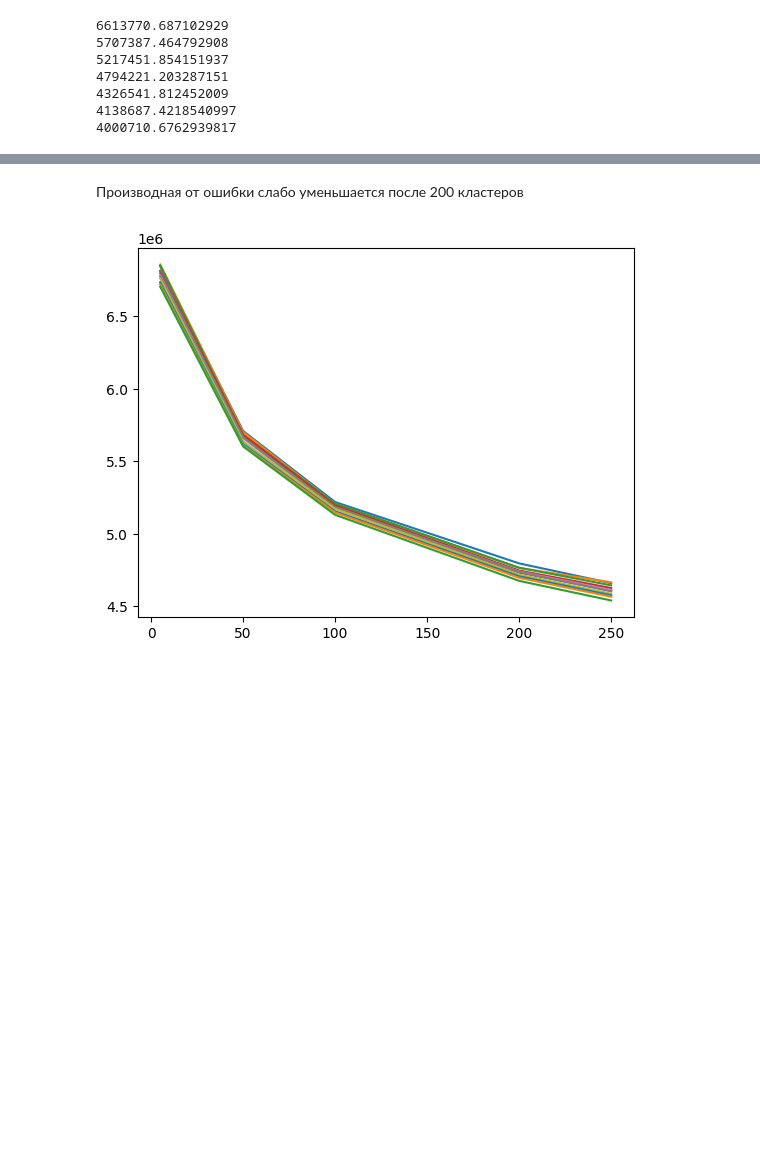
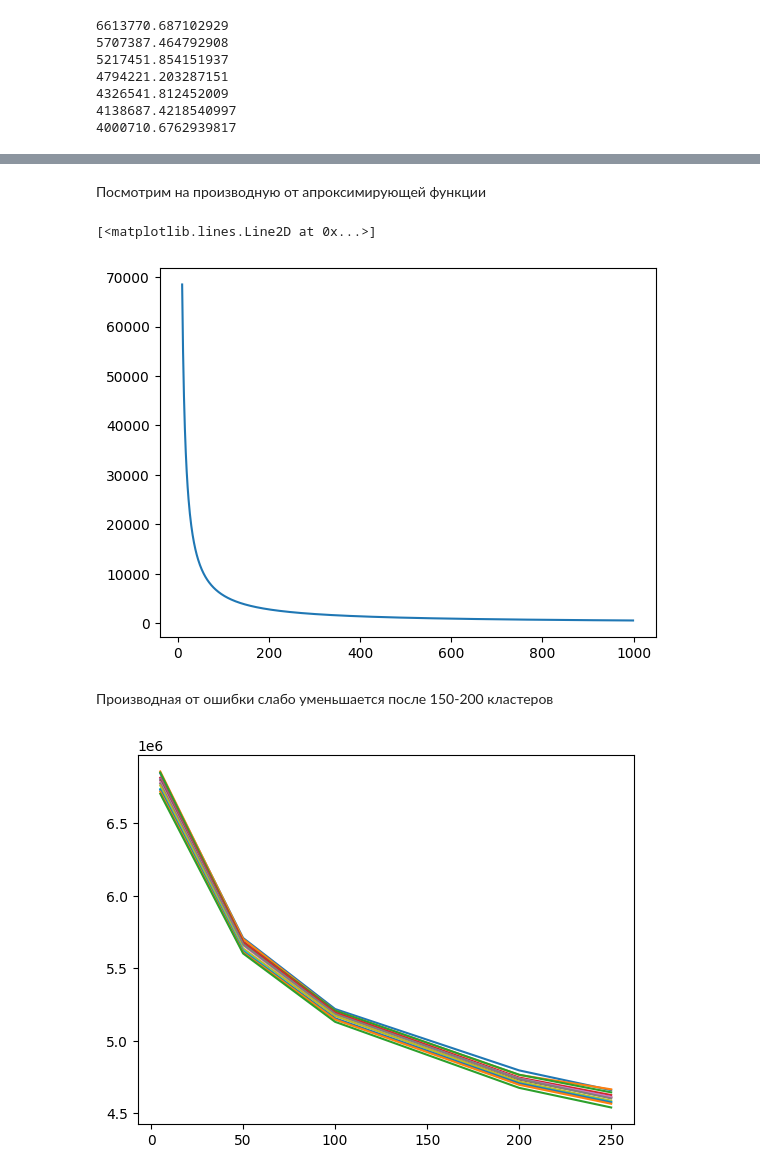
Before and after one commit to raphael12/Matching, a Jupyter notebook: Matching.ipynb, the cells around one changed output, grey strips where cells are left out. Drawn from its saved outputs; the diff is of its cells as text; code cells hidden in the pictures; blank space fills up the shorter version.

```diff
--- a/Matching.ipynb
+++ b/Matching.ipynb
@@ -179,5 +169,13 @@ plt.plot(n_clusters, err)
+# %% [markdown]
+Посмотрим на производную от апроксимирующей функции
+# %%
+prime_func = lambda x: -5.55170662866E5/(x-1.89531)
+plt.plot([i for i in range(10, 1000)], [abs(prime_func(i)) for i in range(10, 1000)])
+# %% [output]
+[<matplotlib.lines.Line2D at 0x...>]
+[figure, added]
 # %% [markdown]
-Производная от ошибки слабо уменьшается после 200 кластеров
+Производная от ошибки слабо уменьшается после 150-200 кластеров
 # %%
 #Проверим ведет ли себя также ошибка на других частях датасета
 
```
Also changed, not shown: parts of 27 cells of this notebook.
